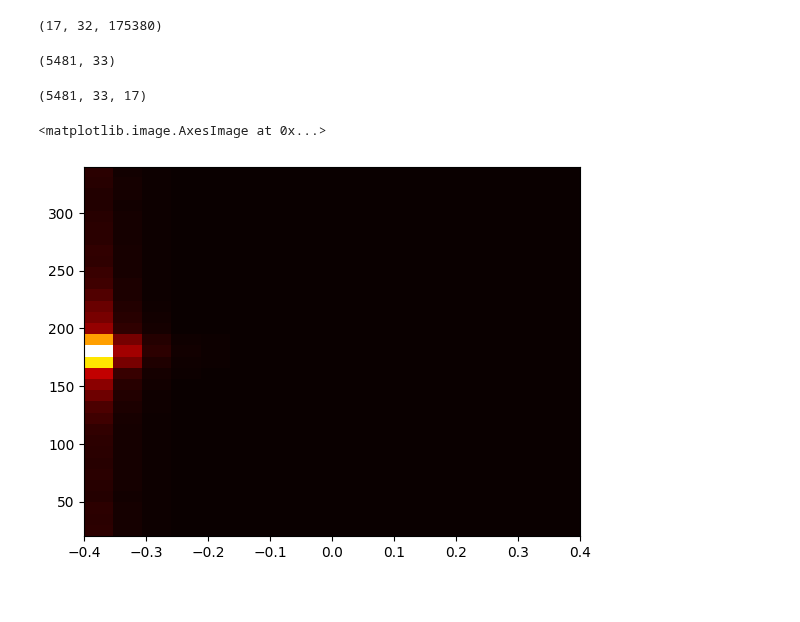
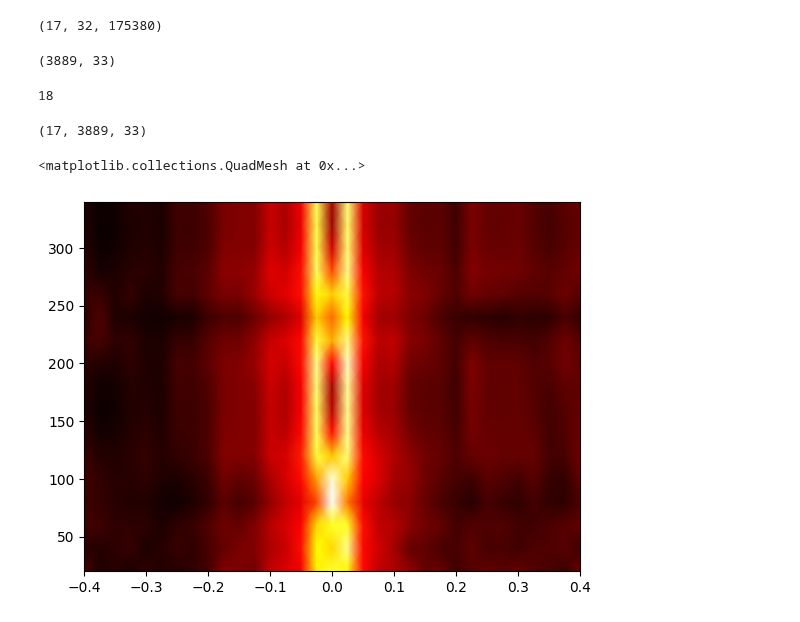
Before and after one commit to dtabuena/Workshop, a Jupyter notebook: Py_trodes/PyTrodes_Pipeline_.ipynb, the cells around one changed output. Cells and saved outputs as stored; diff of their text form; code cells hidden in the pictures.

```diff
--- a/Py_trodes/PyTrodes_Pipeline_.ipynb
+++ b/Py_trodes/PyTrodes_Pipeline_.ipynb
@@ -185,6 +193,10 @@ def find_trace_ripples_df(trace, downsampled_rate, min_thresh_SD=3, min_dur=15,
     thresh_crossing = np.diff(trace > min_thresh_SD,prepend=0)
     starts = np.where(thresh_crossing==1)[0]
     stops = np.where(thresh_crossing==-1)[0]
+
+    if trace[-1] > min_thresh_SD:
+        '''drop last ripple if it didnt end'''
+        starts=starts[:-1]
 
     min_gap_tics = int(min_gap_ms/1000*downsampled_rate)
     gap_dur = starts[1:]-stops[:-1]
@@ -193,11 +205,6 @@ def find_trace_ripples_df(trace, downsampled_rate, min_thresh_SD=3, min_dur=15,
     gaps_to_keep = gap_dur>min_gap_tics
     starts = starts[ np.insert(gaps_to_keep, 0, True) ]
     stops = stops[ np.insert(gaps_to_keep, -1, True) ]
-    # rel_index = np.arange( window_buffers[0]*downsampled_rate ,window_buffers[1]*downsampled_rate  )
-    # ripple_stack_index = np.zeros( [starts.shape[0], rel_index.shape[0]] )
-    # ripple_stack_index+=rel_index
-    # ripple_stack_index = ripple_stack_index + np.expand_dims(starts,-1)
-    # ripple_stack_index=ripple_stack_index.astype(int)
 
     ripple_sd_max = np.zeros_like(starts).astype('float')
     max_tic = np.zeros_like(starts)
@@ -210,4 +217,10 @@ def find_trace_ripples_df(trace, downsampled_rate, min_thresh_SD=3, min_dur=15,
                               'max_tic':max_tic,
                               'ripple_sd_max':ripple_sd_max})
     return channel_ripples_df
+
+
+
+rip_envl_npy_filename = 'AngelfoodCake01_rip_envl_lfp.npy'
+lfp_disk_array = load_npy_to_memmap(rip_envl_npy_filename)
+ripples_dict = {f'ch{ch}':find_trace_ripples_df(lfp_disk_array[:,ch],downsampled_rate) for ch in np.arange(lfp_disk_array.shape[1])}
 # %% [output]
@@ -249,26 +259,28 @@ relative_spect_window = np.arange(-.4/spectro_fs,0.4/spectro_fs+spectro_fs)
 relative_spect_window_sec = relative_spect_window*spectro_fs
 trig_index_mat = (match_index[:,np.newaxis] + relative_spect_window).astype('int')
 
-
-
 in_range = np.logical_and( trig_index_mat>=0, trig_index_mat<len(spectro_time))
 complete_window = np.min(in_range,axis=1)==1
 trig_index_mat = trig_index_mat[complete_window,:]
 # trig_index_mat = np.repeat(trig_index_mat[:, :, np.newaxis], spectrogram_ch0.shape[0], axis=2)
 trig_index_mat.shape
 # %% [output]
-(5481, 33)
+(3889, 33)
+# %%
+channel_idx
+# %% [output]
+18
 # %%
 channel_idx = 18
-spectrogram_ch0 = spectrogram_data[:, channel_idx, :].transpose()
+spectrogram_ch0 = spectrogram_data[:, :, channel_idx].transpose()
 spectrogram_ch0.shape
 
-trig_spects = spectrogram_ch0[trig_index_mat,:]
+trig_spects = spectrogram_ch0[:,trig_index_mat]
 print(trig_spects.shape)
-mean_spect = np.median(trig_spects,axis=0)
+mean_spect = np.mean(trig_spects,axis=1)
 fig,ax=plt.subplots()
-ax.pcolorfast(relative_spect_window_sec, freqs, mean_spect, cmap='hot')
+ax.pcolormesh(relative_spect_window_sec, freqs, mean_spect, cmap='hot',shading='gouraud')
 # %% [output]
-(5481, 33, 17)
+(17, 3889, 33)
-<matplotlib.image.AxesImage at 0x...>
+<matplotlib.collections.QuadMesh at 0x...>
-[figure, old version]
+[figure, new version]
```
Also changed, not shown: parts of 13 cells of this notebook.
